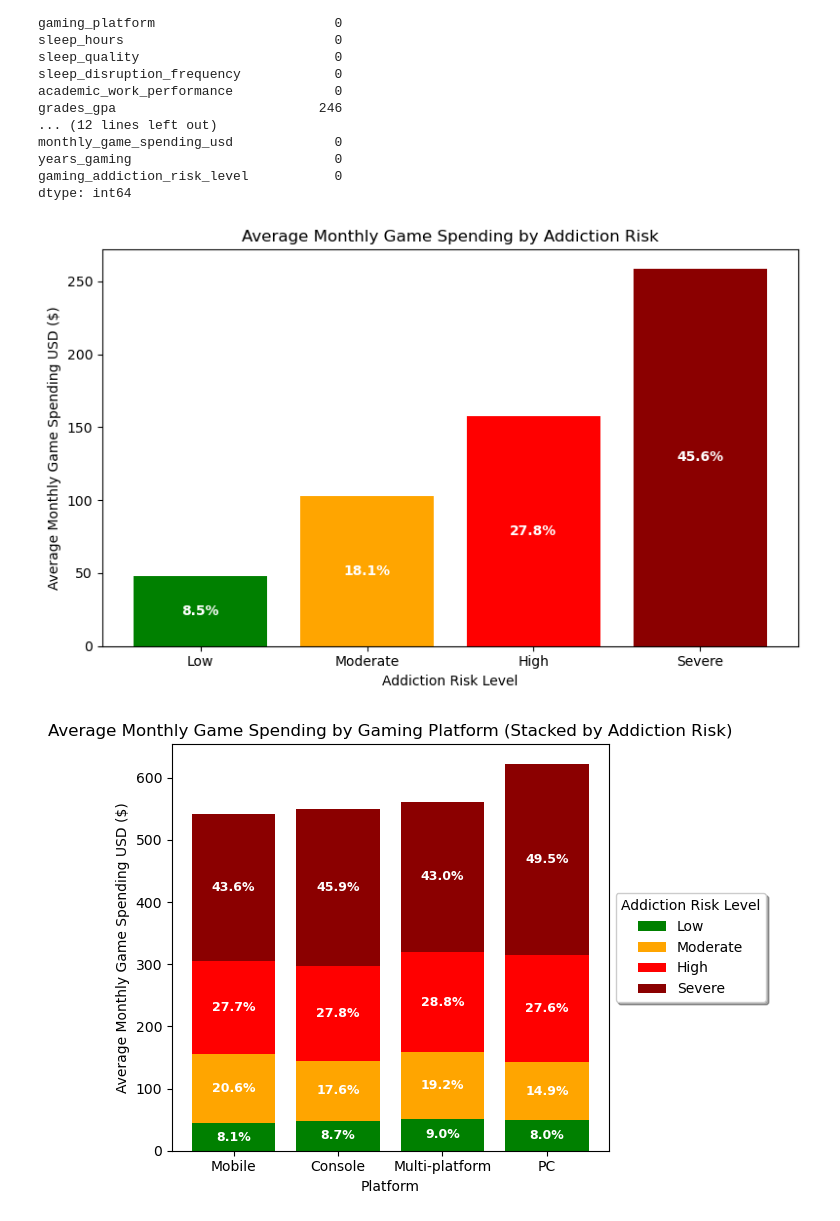
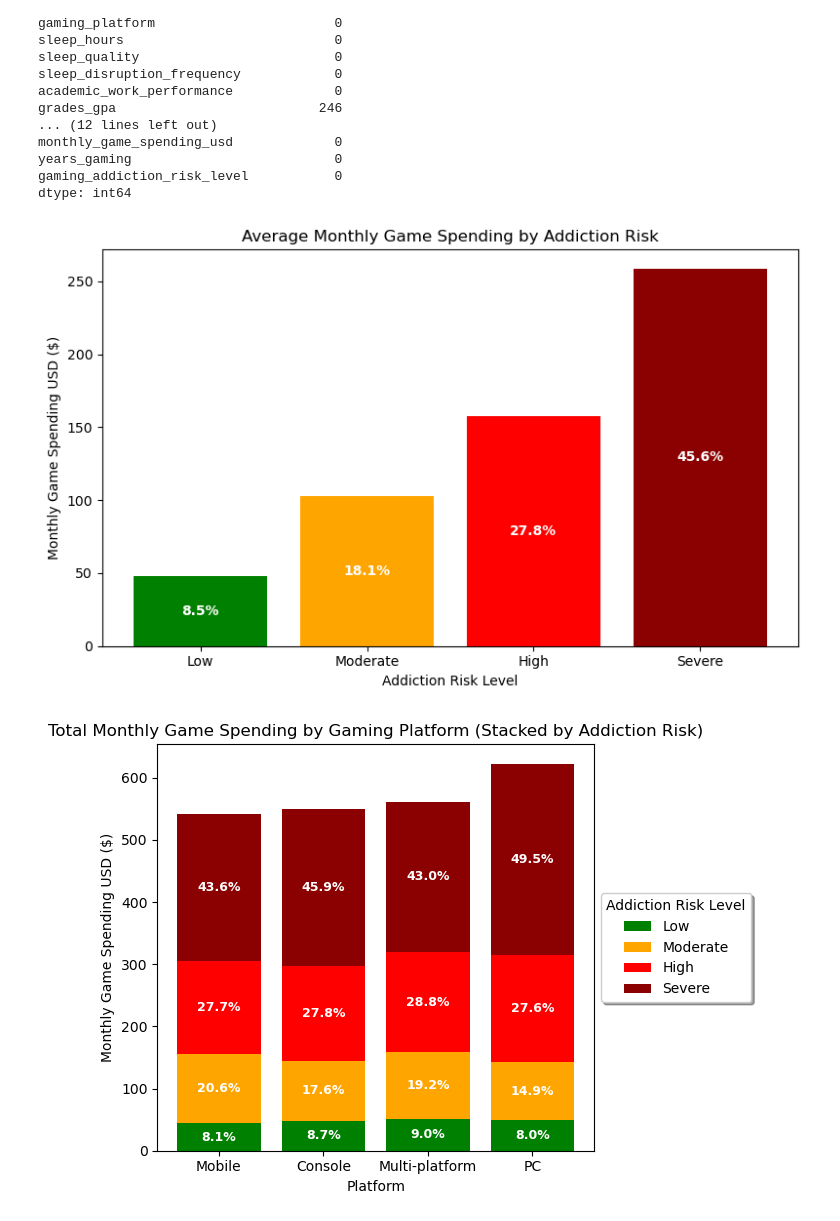
Before and after one commit to ilsecaher/MSDS470_X40_Data-Visualization_Wk5, a Jupyter notebook: MSDS670_X40_Data Visualization_AssignmentWk5 - Ilse Severance.ipynb, the cells around one changed output. Cells and saved outputs as stored; diff of their text form; code cells hidden in the pictures.

```diff
--- a/MSDS670_X40_Data Visualization_AssignmentWk5 - Ilse Severance.ipynb
+++ b/MSDS670_X40_Data Visualization_AssignmentWk5 - Ilse Severance.ipynb
@@ -75,12 +75,12 @@ for bar, val in zip(bars, avg_spending_sorted.values): ax.text(bar.get_x() + bar
 
 #Adding labels and title
 ax.set_title("Average Monthly Game Spending by Addiction Risk")
-ax.set_ylabel("Average Monthly Game Spending USD ($)")
+ax.set_ylabel("Monthly Game Spending USD ($)")
 ax.set_xlabel("Addiction Risk Level")
 plt.tight_layout()
 plt.show()
 # %% [output]
-[figure, old version]
+[figure, new version]
 # %%
 #Computing average spending by platform and addiction risk
 platform_risk_avg = spending_df.groupby(["gaming_platform", "gaming_addiction_risk_level"])["monthly_game_spending_usd"].mean().unstack(fill_value=0)
@@ -94,36 +94,36 @@ platform_risk_avg = platform_risk_avg.reindex(columns=risk_order, fill_value=0)
 
 #Sorting platforms by total average spending, creating a helper column for sorting
 platform_risk_avg["total"] = platform_risk_avg.sum(axis=1)
 platform_risk_avg = platform_risk_avg.sort_values("total")
 platform_risk_avg = platform_risk_avg.drop(columns="total")
 
 #Creating the stacked bar chart
 fig, ax = plt.subplots(figsize=(8, 5))
 
 bottom = pd.Series(0, index=platform_risk_avg.index)
 for risk_level in risk_order:
     values = platform_risk_avg[risk_level]
     bars = ax.bar(platform_risk_avg.index, values, bottom=bottom, color=colors[risk_level], label=risk_level)
 
     #Annotate each segment with percentage of total for that platform
     for bar, val, btm, platform in zip(bars, values, bottom, platform_risk_avg.index):
         total = platform_risk_avg.loc[platform].sum()
         if val > 0:
             ax.text(bar.get_x() + bar.get_width() / 2, btm + val / 2, f"{val/total*100:.1f}%", ha="center", va="center", fontsize=9, color="white", fontweight="bold")
     bottom += values
 
 #Adding labels and title
-ax.set_title("Average Monthly Game Spending by Gaming Platform (Stacked by Addiction Risk)")
-ax.set_ylabel("Average Monthly Game Spending USD ($)")
+ax.set_title("Total Monthly Game Spending by Gaming Platform (Stacked by Addiction Risk)")
+ax.set_ylabel("Monthly Game Spending USD ($)")
 ax.set_xlabel("Platform")
 
 #Moving legend outside the plot for better visibility
 ax.legend(title="Addiction Risk Level", loc="center left", bbox_to_anchor=(1, 0.5), frameon=True, shadow=True, fancybox=True)
 
 plt.tight_layout(rect=[0, 0, 0.85, 1])
 plt.show()
 # %% [output]
-[figure, old version]
+[figure, new version]
 # %%
 #Computing average spending by mood state and addiction risk
 mood_risk_avg = spending_df.groupby(["mood_state", "gaming_addiction_risk_level"])["monthly_game_spending_usd"].mean().unstack(fill_value=0)
```
Also changed, not shown: parts of 3 cells of this notebook.
